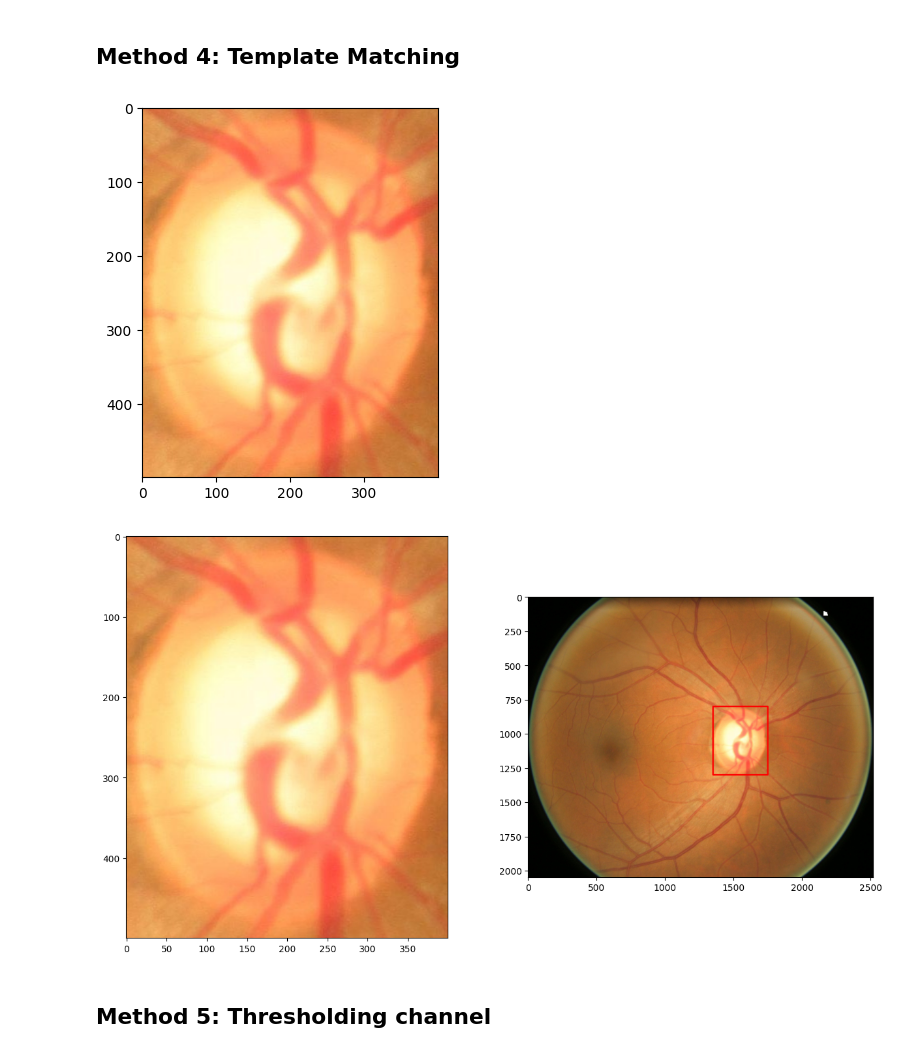
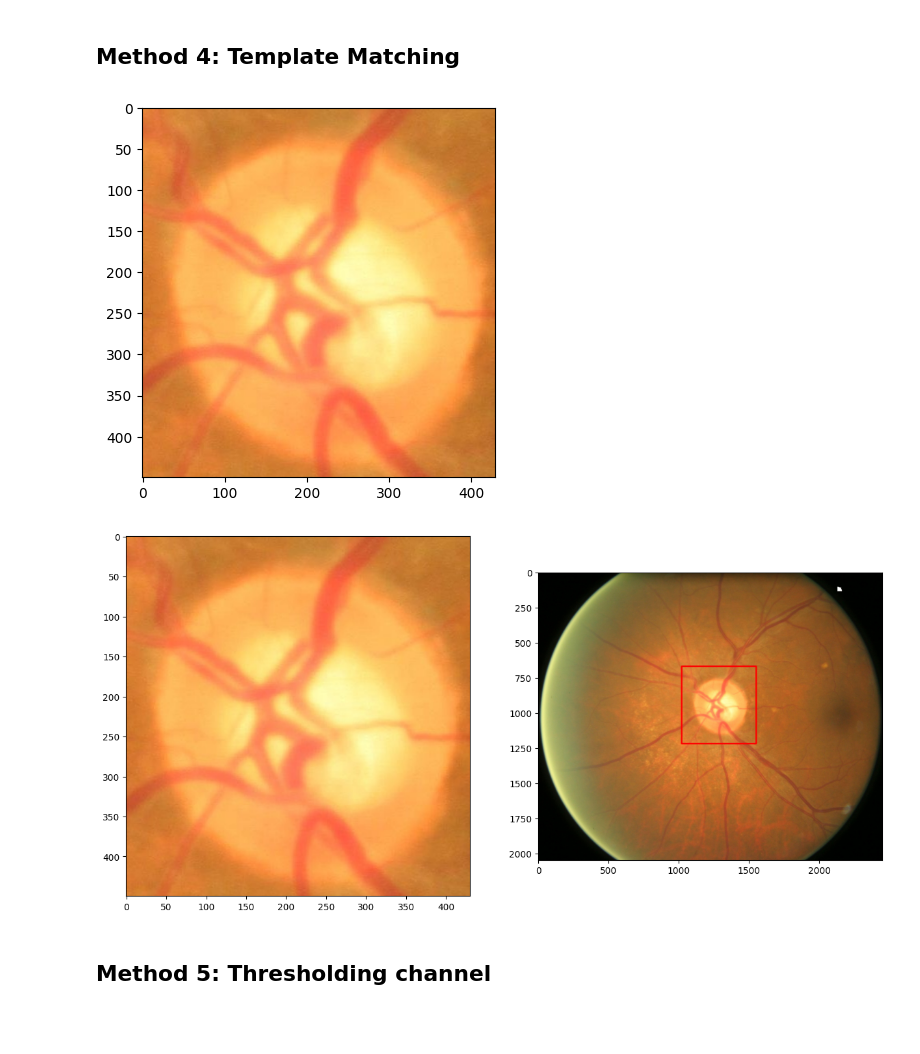
Before and after one commit to AkosKappel/DP-GlaucomaSegmentation, a Jupyter notebook: notebooks/roi.ipynb, the cells around one changed output. Drawn from its saved outputs; the diff is of its cells as text; code cells hidden in the pictures; blank space fills up the shorter version.

```diff
--- a/notebooks/roi.ipynb
+++ b/notebooks/roi.ipynb
@@ -155,31 +155,60 @@ plt.show()
 # %% [markdown]
 ## Method 4: Template Matching
 # %%
-# Load the template
-template = rgb_img.copy()[800:1300, 1350:1750, :]
+# Load the templates
+bounds = {
+    0: (800, 1300, 1350, 1750),
+    1: (650, 1150, 850, 1250),
+    2: (700, 1200, 750, 1250),
+    3: (750, 1250, 1400, 1850),
+    4: (770, 1220, 750, 1180),
+    20: (670, 1180, 650, 1100),
+    21: (600, 1100, 1050, 1500),
+    22: (720, 1170, 1070, 1500),
+}
+templates = []
+for idx, bound in bounds.items():
+    file = os.path.join(base_dir, files[idx])
+    bgr_img = cv.imread(file)
+    rgb_img = cv.cvtColor(bgr_img, cv.COLOR_BGR2RGB)
+    template = rgb_img.copy()[bound[0]:bound[1], bound[2]:bound[3], :]
+    templates.append(template)
+
+template = templates[-1]
 plt.imshow(template)
 plt.show()
 # %% [output]
-[figure, old version]
+[figure, new version]
 # %%
-# Apply template Matching
-res = cv.matchTemplate(img, template, cv.TM_CCOEFF_NORMED)
-min_val, max_val, min_loc, max_loc = cv.minMaxLoc(res)
+def template_matching(image, template, margin_x: int = 50, margin_y: int = 50):
+    # Apply template Matching
+    result = cv.matchTemplate(image, template, cv.TM_CCOEFF_NORMED)
+    min_val, max_val, min_loc, max_loc = cv.minMaxLoc(result)
 
-# Draw the rectangle
-top_left = max_loc
-bottom_right = (top_left[0] + template.shape[1], top_left[1] + template.shape[0])
-res = img.copy()
-cv.rectangle(res, top_left, bottom_right, (255, 0, 0), 10)
+    # Draw the rectangle
+    top_left = max_loc
+    bottom_right = (top_left[0] + template.shape[1], top_left[1] + template.shape[0])
+
+    top_left_x = top_left[0] - margin_x
+    top_left_y = top_left[1] - margin_y
+    width = bottom_right[0] - top_left[0] + 2 * margin_x
+    height = bottom_right[1] - top_left[1] + 2 * margin_y
+
+    return top_left_x, top_left_y, width, height
+
+
+img = rgb_img.copy()
+x, y, w, h = template_matching(img, template, margin_x=50, margin_y=50)
+img = cv.rectangle(img, (x, y), (x + w, y + h), (255, 0, 0), 10)
 
 # Plot
 _, ax = plt.subplots(1, 2, figsize=(15, 8))
 ax = ax.ravel()
 ax[0].imshow(template)
-ax[1].imshow(res)
+ax[1].imshow(img)
 plt.show()
 # %% [output]
-[figure, old version]
+[figure, new version]
 # %% [markdown]
 ## Method 5: Thresholding channel
 # %%
```
Also changed, not shown: parts of 6 cells of this notebook.
